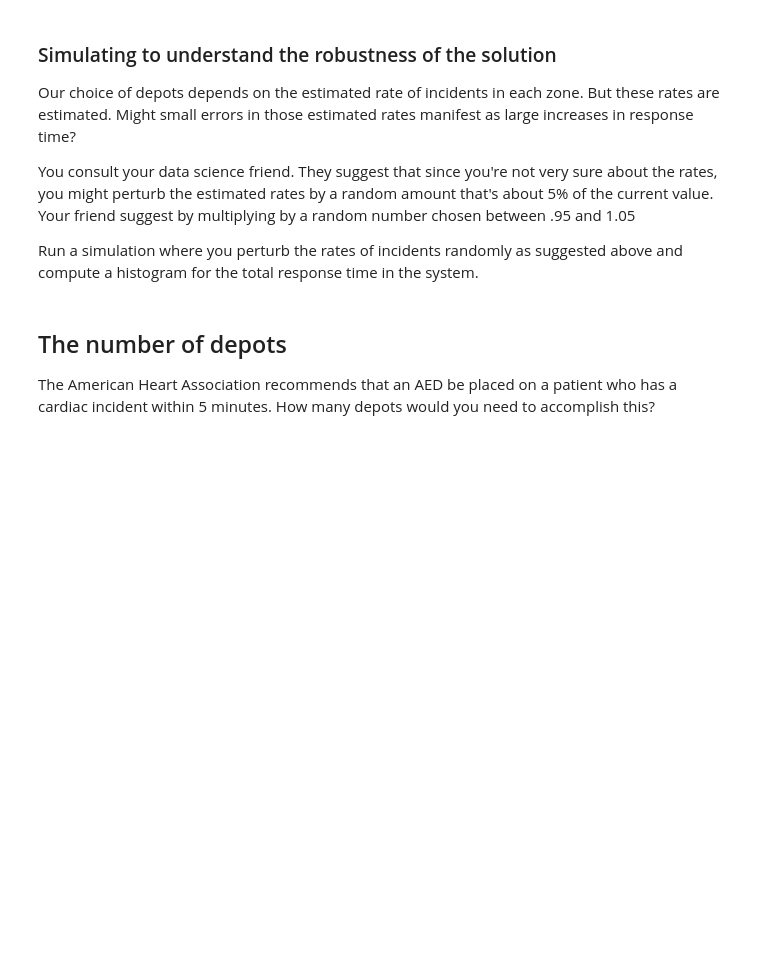
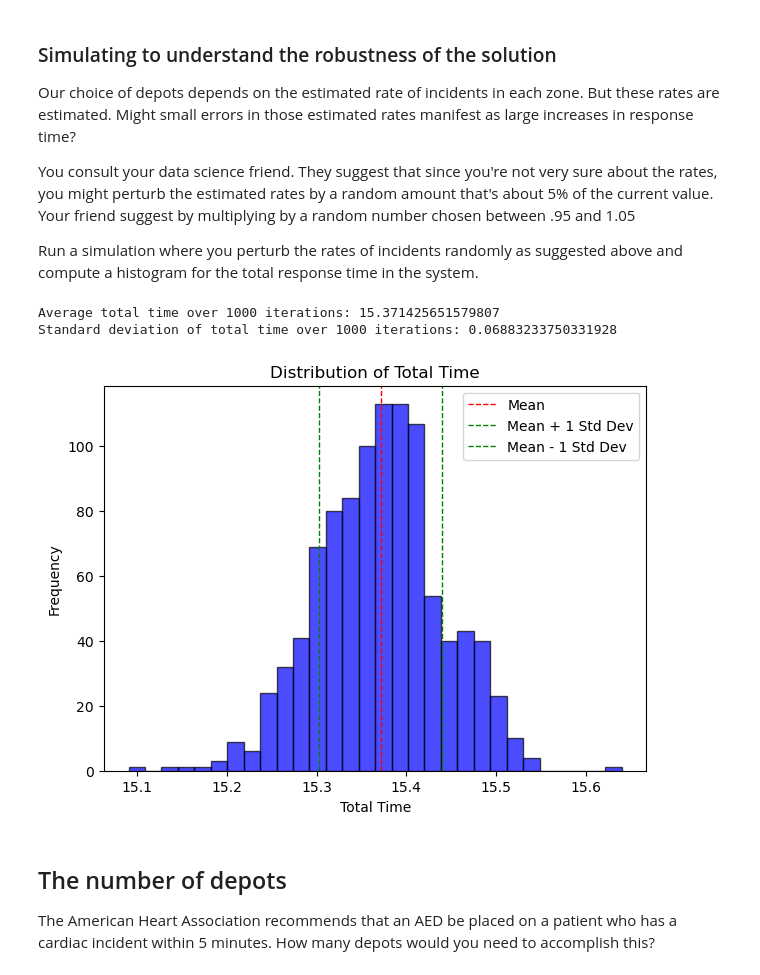
Before and after one commit to wcjou/USC-Spring-2025-, a Jupyter notebook: Spring 2025 Courses/BUAD-313/Lecture/Base_vg copy.ipynb, the cells around one changed output. Saved outputs shown, nothing was run; the diff lists cells and outputs as text; code cells hidden in the pictures; blank space fills up the shorter version.

```diff
--- a/Spring 2025 Courses/BUAD-313/Lecture/Base_vg copy.ipynb
+++ b/Spring 2025 Courses/BUAD-313/Lecture/Base_vg copy.ipynb
@@ -79,10 +136,45 @@ You consult your data science friend.  They suggest that since you're not very s
 
  Run a simulation where you perturb the rates of incidents randomly as suggested above and compute a histogram for the total response time in the system.
 # %%
-noise_frac = .15
+noise_frac = .05
 numReps = 1000
 tot_time = np.zeros(numReps)
-new_lambdas = np.zeros(num_zones)
+new_lambdas = np.zeros(len(zone_centers))
+
+# set the seed to 52
+np.random.seed(52)
+
+#multiply the event rates by a random number between 1-noise_frac and 1+noise_frac
+
+for rep in range(numReps):
+    for j in range(len(zone_centers)):
+        noise = np.random.uniform(1-noise_frac, 1+noise_frac)
+        new_lambdas[j] = event_rates[j] * noise
+
+    for j in range(len(zone_centers)):
+        for i in range(len(depot_locations)):
+            tot_time[rep] += distance_matrix[j, i] * new_lambdas[j] * x[i, j].X
+
+
+print(f"Average total time over {numReps} iterations: {np.mean(tot_time)}")
+print(f"Standard deviation of total time over {numReps} iterations: {np.std(tot_time)}")
+# %% [output]
+Average total time over 1000 iterations: 15.371425651579807
+Standard deviation of total time over 1000 iterations: 0.06883233750331928
+# %%
+# plot a histogram of the total time
+plt.figure(figsize=(7, 5))
+plt.hist(tot_time, bins=30, alpha=0.7, color='blue', edgecolor='black')
+plt.title('Distribution of Total Time')
+plt.xlabel('Total Time')
+plt.ylabel('Frequency')
+plt.axvline(np.mean(tot_time), color='red', linestyle='dashed', linewidth=1, label='Mean')
+plt.axvline(np.mean(tot_time) + np.std(tot_time), color='green', linestyle='dashed', linewidth=1, label='Mean + 1 Std Dev')
+plt.axvline(np.mean(tot_time) - np.std(tot_time), color='green', linestyle='dashed', linewidth=1, label='Mean - 1 Std Dev')
+plt.legend()
+plt.show()
+# %% [output]
+[figure, added]
 # %% [markdown]
 ## The number of depots
 
```
Also changed, not shown: parts of 3 cells of this notebook.
